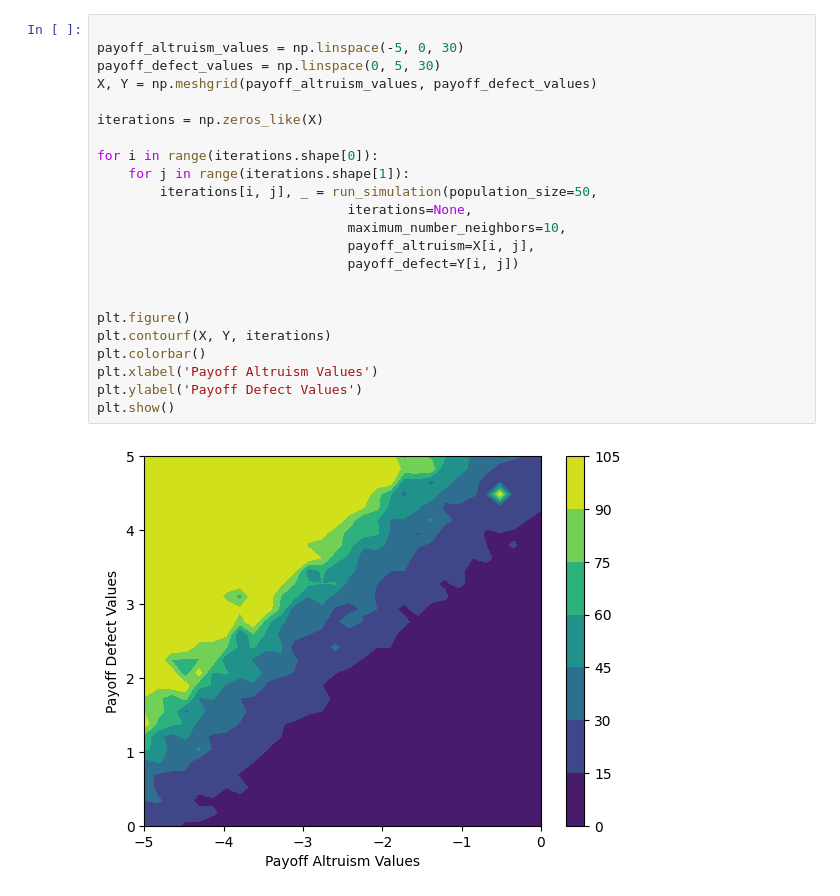
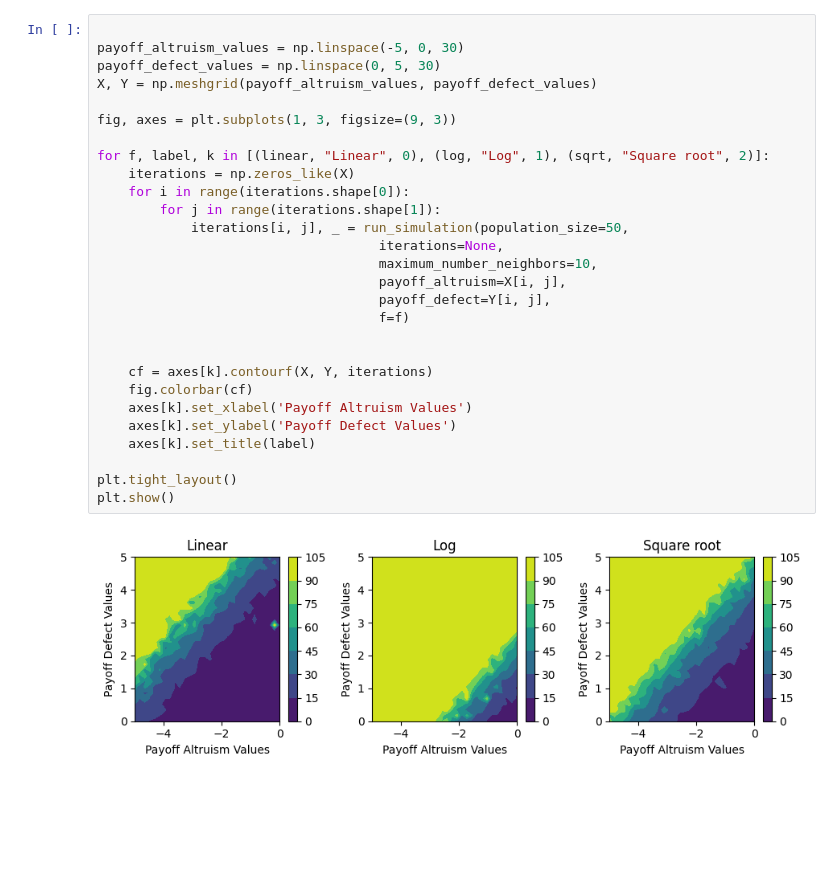
Before and after one commit to lizfrey/lollipop-moment, a Jupyter notebook: test.ipynb, the cells around one changed output. Cells and saved outputs as stored; diff of their text form; blank space fills up the shorter version.

```diff
--- a/test.ipynb
+++ b/test.ipynb
@@ -140,25 +148,30 @@ plt.show()
 # %%
 
 payoff_altruism_values = np.linspace(-5, 0, 30)
 payoff_defect_values = np.linspace(0, 5, 30)
 X, Y = np.meshgrid(payoff_altruism_values, payoff_defect_values)
 
-iterations = np.zeros_like(X)
+fig, axes = plt.subplots(1, 3, figsize=(9, 3))
 
-for i in range(iterations.shape[0]):
-    for j in range(iterations.shape[1]):
-        iterations[i, j], _ = run_simulation(population_size=50,
-                                iterations=None,
-                                maximum_number_neighbors=10,
-                                payoff_altruism=X[i, j],
-                                payoff_defect=Y[i, j])
+for f, label, k in [(linear, "Linear", 0), (log, "Log", 1), (sqrt, "Square root", 2)]:
+    iterations = np.zeros_like(X)
+    for i in range(iterations.shape[0]):
+        for j in range(iterations.shape[1]):
+            iterations[i, j], _ = run_simulation(population_size=50,
+                                    iterations=None,
+                                    maximum_number_neighbors=10,
+                                    payoff_altruism=X[i, j],
+                                    payoff_defect=Y[i, j],
+                                    f=f)
 
 
-plt.figure()
-plt.contourf(X, Y, iterations)
-plt.colorbar()
-plt.xlabel('Payoff Altruism Values')
-plt.ylabel('Payoff Defect Values')
+    cf = axes[k].contourf(X, Y, iterations)
+    fig.colorbar(cf)
+    axes[k].set_xlabel('Payoff Altruism Values')
+    axes[k].set_ylabel('Payoff Defect Values')
+    axes[k].set_title(label)
+
+plt.tight_layout()
 plt.show()
 # %% [output]
-[figure, old version]
+[figure, new version]
```
Also changed, not shown: parts of 3 cells of this notebook.
